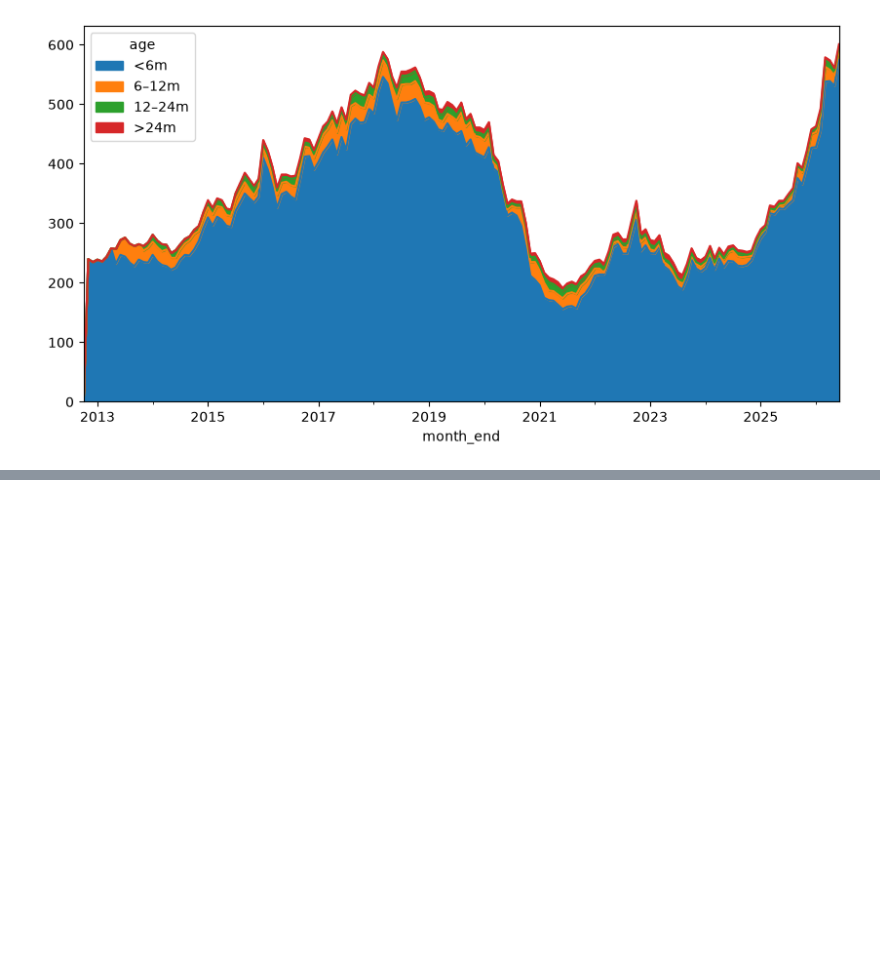
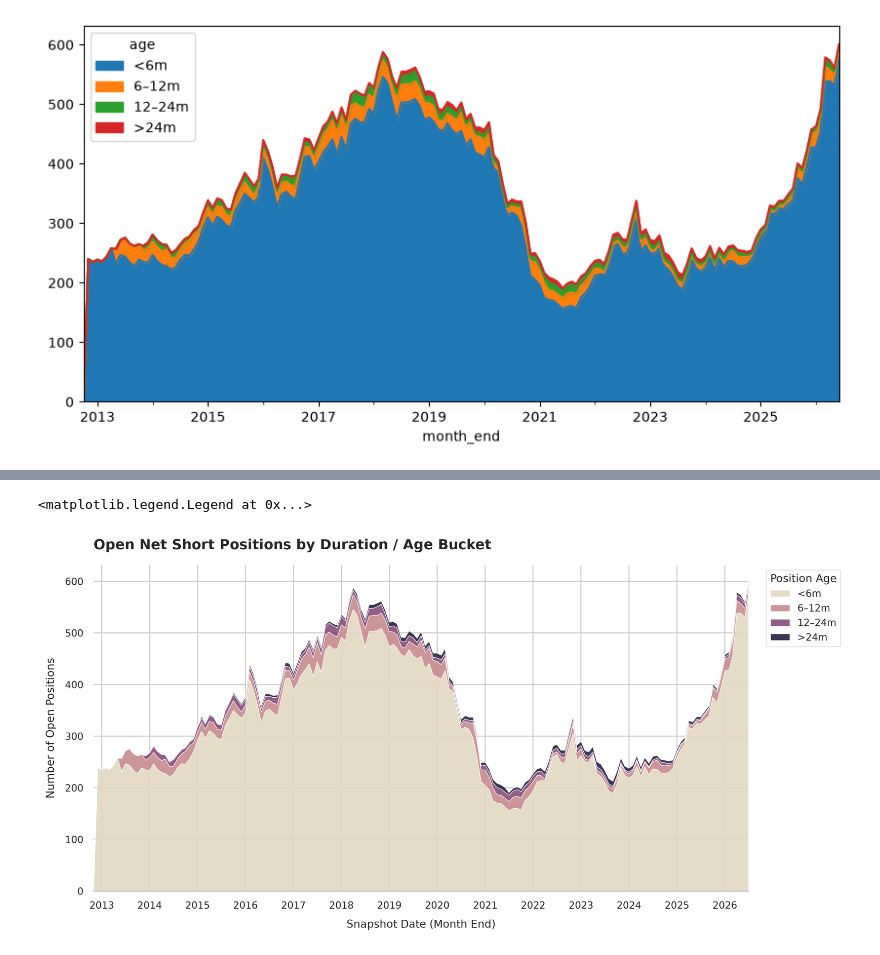
Before and after one commit to nithinpremkumar1999/uk-short-crowding, a Jupyter notebook: notebooks/exploratory_data_analysis.ipynb, the cells around one changed output, grey strips where cells are left out. Drawn from its saved outputs; the diff is of its cells as text; code cells hidden in the pictures; blank space fills up the shorter version.

```diff
--- a/notebooks/exploratory_data_analysis.ipynb
+++ b/notebooks/exploratory_data_analysis.ipynb
@@ -294,0 +329,69 @@ p.groupby(["month_end", "age"], observed=True).size().unstack().plot.area(figsiz
+# %%
+import seaborn as sns
+import matplotlib.dates as mdates
+p["month_end"] = pd.to_datetime(p["month_end"])
+
+data = (
+    p.groupby(["month_end", "age"], observed=True)
+    .size()
+    .unstack(fill_value=0)
+    .sort_index()
+)
+
+# 2. Seaborn aesthetic configuration
+sns.set_theme(style="whitegrid", font="sans-serif")
+fig, ax = plt.subplots(figsize=(11, 5.5), dpi=300)
+
+# Professional sequential palette matching the ordinal age buckets
+palette = sns.color_palette("ch:s=-.2,r=.6", n_colors=data.shape[1])
+
+# 3. Stacked area plot
+ax.stackplot(
+    data.index,
+    data.values.T,
+    labels=data.columns,
+    colors=palette,
+    alpha=0.9,
+    edgecolor="white",
+    linewidth=0.5,
+)
+
+# 4. Refined styling & labels
+ax.set_title(
+    "Open Net Short Positions by Duration / Age Bucket",
+    fontsize=13,
+    fontweight="bold",
+    pad=15,
+    loc="left",
+)
+ax.set_xlabel("Snapshot Date (Month End)", fontsize=10, labelpad=8)
+ax.set_ylabel("Number of Open Positions", fontsize=10, labelpad=8)
+
+# Format X-axis for clean timeline intervals
+ax.xaxis.set_major_locator(mdates.YearLocator())
+ax.xaxis.set_major_formatter(mdates.DateFormatter("%Y"))
+ax.xaxis.set_minor_locator(mdates.MonthLocator(bymonth=[1, 4, 7, 10]))
+ax.tick_params(axis="both", which="major", labelsize=9)
+
+# Format Y-axis with commas (e.g., 1,000)
+ax.yaxis.set_major_formatter("{x:,.0f}")
+
+# Tight boundaries and spine clean-up
+ax.set_xlim(data.index.min(), data.index.max())
+ax.margins(y=0.05)
+sns.despine(left=True, bottom=False)
+
+# Place legend outside the main plotting area
+ax.legend(
+    title="Position Age",
+    title_fontsize="10",
+    fontsize=9,
+    frameon=True,
+    facecolor="white",
+    edgecolor="#e0e0e0",
+    loc="upper left",
+    bbox_to_anchor=(1.02, 1),
+)
+# %% [output]
+<matplotlib.legend.Legend at 0x...>
+[figure, added]
```
Also changed, not shown: parts of 5 cells of this notebook, 5 other files.
